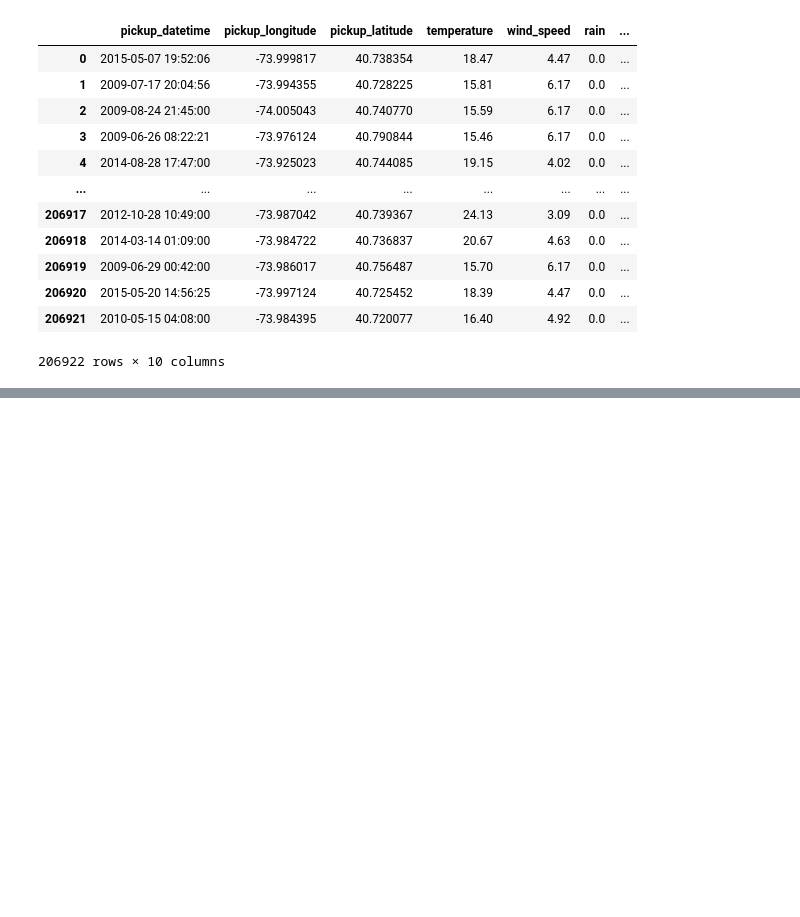
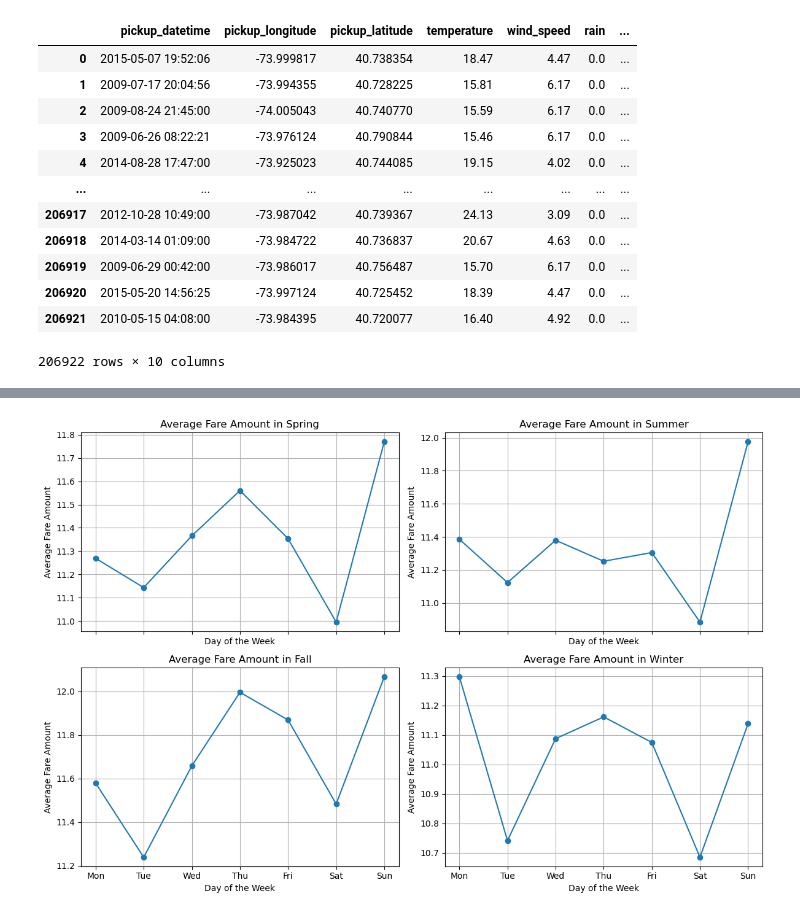
Before and after one commit to leedavidarmstrong/project-one, a Jupyter notebook: uber_weather.ipynb, the cells around one changed output, grey strips where cells are left out. Saved outputs shown, nothing was run; the diff lists cells and outputs as text; code cells hidden in the pictures; blank space fills up the shorter version.

```diff
--- a/uber_weather.ipynb
+++ b/uber_weather.ipynb
@@ -5388,0 +5600,66 @@ plt.show()
+# %%
+# Create a copy of the DataFrame to avoid SettingWithCopyWarning
+final_merge_df_cleaned_copy = final_merge_df_cleaned.copy()
+
+# Convert pickup_datetime column to datetime type
+final_merge_df_cleaned_copy['pickup_datetime'] = pd.to_datetime(final_merge_df_cleaned_copy['pickup_datetime'])
+
+# Extract month and day of the week from pickup_datetime
+final_merge_df_cleaned_copy['month'] = final_merge_df_cleaned_copy['pickup_datetime'].dt.month
+final_merge_df_cleaned_copy['day_of_week'] = final_merge_df_cleaned_copy['pickup_datetime'].dt.dayofweek
+
+# Create a mapping for season based on the month
+season_mapping = {
+    1: 'Winter',
+    2: 'Winter',
+    3: 'Spring',
+    4: 'Spring',
+    5: 'Spring',
+    6: 'Summer',
+    7: 'Summer',
+    8: 'Summer',
+    9: 'Fall',
+    10: 'Fall',
+    11: 'Fall',
+    12: 'Winter'
+}
+
+# Map the month to season
+final_merge_df_cleaned_copy['season'] = final_merge_df_cleaned_copy['month'].map(season_mapping)
+
+# Group by season and day_of_week, calculate the mean temperature
+season_day_mean_temp = final_merge_df_cleaned_copy.groupby(['season', 'day_of_week'])['fare_amount'].mean().unstack(level='season')
+
+# Create subplots for each season
+fig, axes = plt.subplots(2, 2, figsize=(12, 8), sharex=True)
+
+# Define seasons
+seasons = ['Spring', 'Summer', 'Fall', 'Winter']
+
+# Iterate through each season and create a subplot
+for i, season in enumerate(seasons):
+    ax = axes[i // 2, i % 2]
+
+    # Get data for the current season
+    data = season_day_mean_temp[season]
+
+    # Create a line plot of fare_amount vs. day of the week
+    ax.plot(data.index, data.values, marker='o', linestyle='-')
+
+    # Set title and labels
+    ax.set_title(f'Average Fare Amount in {season}')
+    ax.set_xlabel('Day of the Week')
+    ax.set_ylabel('Average Fare Amount')
+
+    # Set day labels
+    ax.set_xticks(range(7))
+    ax.set_xticklabels(['Mon', 'Tue', 'Wed', 'Thu', 'Fri', 'Sat', 'Sun'])
+
+    # Enable grid
+    ax.grid(True)
+
+# Adjust layout and show the plots
+plt.tight_layout()
+plt.show()
+# %% [output]
+[figure, added]
```
Also changed, not shown: parts of 60 cells of this notebook.
